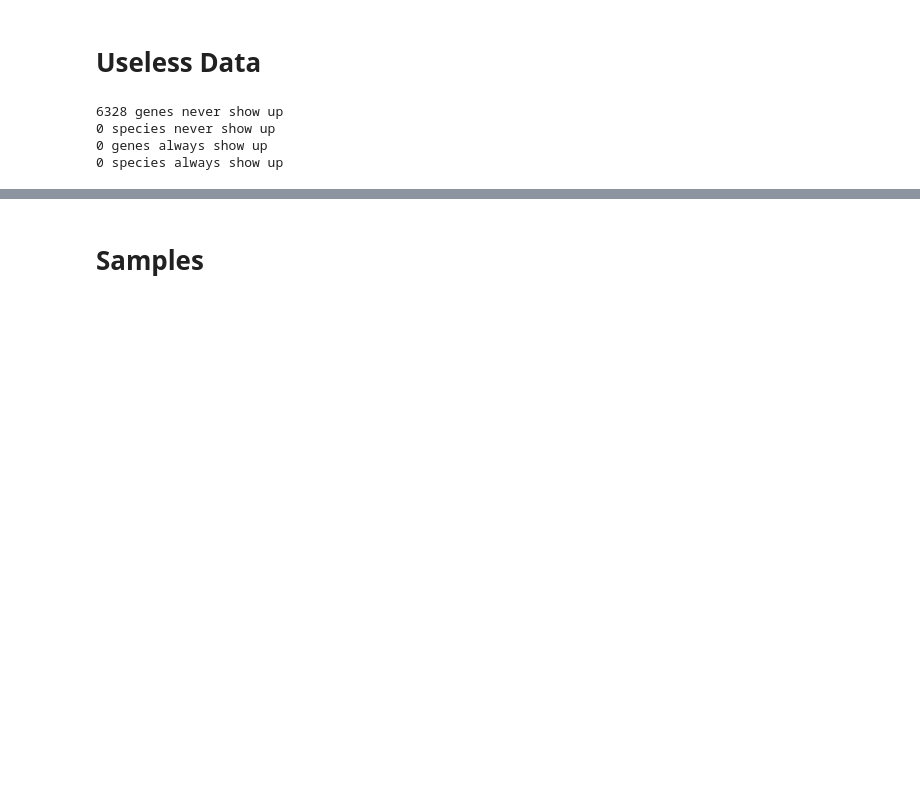
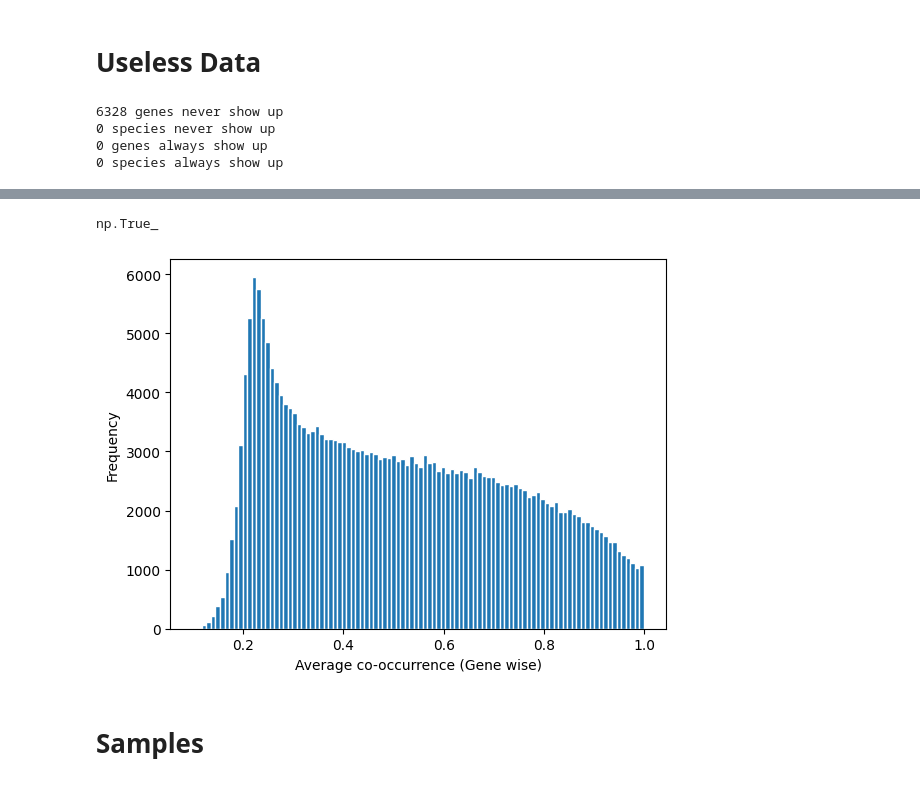
Before and after one commit to AthomsG/gene-prediction-from-bacteria-community, a Jupyter notebook: notebooks/EDA.ipynb, the cells around one changed output, grey strips where cells are left out. Saved outputs shown, nothing was run; the diff lists cells and outputs as text; code cells hidden in the pictures; blank space fills up the shorter version.

```diff
--- a/notebooks/EDA.ipynb
+++ b/notebooks/EDA.ipynb
@@ -97,3 +259,18 @@ print(f'{(count_species==count_species.shape[0]).sum()} species always show up')
+# %%
+# Sanity check. Bifidobacterium infantis should have all genes always
+df_co_occurrence.T['Bifidobacterium infantis'].sum() == df_co_occurrence.shape[1]
+# %% [output]
+np.True_
+# %%
+# Co-occurrence sum per gene
+sum_co_occ_genes = df_co_occurrence.T.sum(1)/df_co_occurrence.shape[0]
+plt.hist(sum_co_occ_genes.values, edgecolor='white', bins=100)
+plt.ylabel('Frequency')
+plt.xlabel('Average co-occurrence (Gene wise)')
+#plt.yscale('log')
+plt.show()
+# %% [output]
+[figure, added]
 # %% [markdown]
 # Samples
 # %% [markdown]
```
Also changed, not shown: parts of 6 cells of this notebook.
